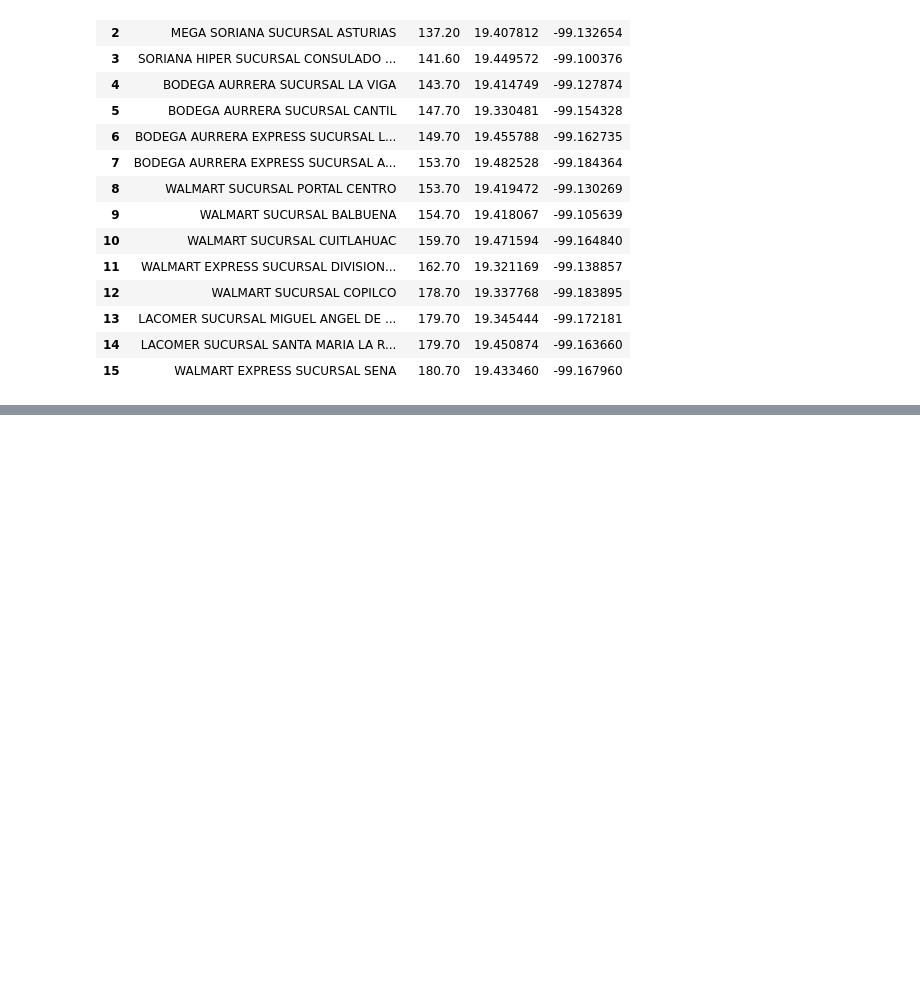
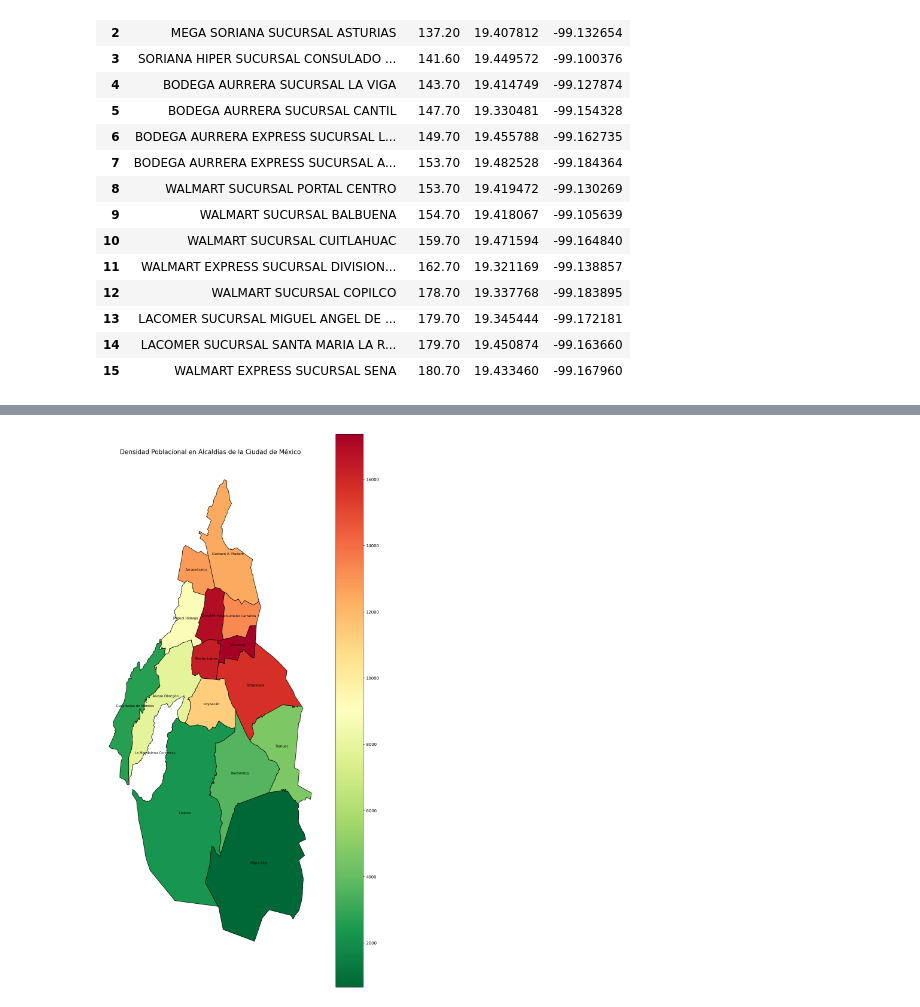
Before and after one commit to fitomx19/ModelosEconometricos, a Jupyter notebook: Proyecto_Scrapping_Inmuebles_24/SegundaParte/Visualizacion.ipynb, the cells around one changed output, grey strips where cells are left out. Cells and saved outputs as stored; diff of their text form; code cells hidden in the pictures; blank space fills up the shorter version.

```diff
--- a/Proyecto_Scrapping_Inmuebles_24/SegundaParte/Visualizacion.ipynb
+++ b/Proyecto_Scrapping_Inmuebles_24/SegundaParte/Visualizacion.ipynb
@@ -128,0 +137,17 @@ interactive(children=(IntSlider(value=100, description='precio_min', max=200, st
+# %%
+# Configurando la visualización del mapa con un gradiente de color basado en la densidad poblacional
+fig, ax = plt.subplots(1, 1, figsize=(12, 24))
+gdf.plot(ax=ax, column='Densidad', cmap='RdYlGn_r', legend=True, edgecolor='black')
+
+# Añadiendo etiquetas para las alcaldías
+for idx, row in gdf.iterrows():
+    plt.annotate(text=row['NOMBRE'], xy=(row['geometry'].centroid.x, row['geometry'].centroid.y),
+                 horizontalalignment='center', fontsize=8, color='black')
+
+# Personalizando el gráfico
+ax.set_title('Densidad Poblacional en Alcaldías de la Ciudad de México', fontsize=15)
+ax.set_axis_off()
+
+plt.show()
+# %% [output]
+[figure, added]
```
Also changed, not shown: parts of 4 cells of this notebook, 3 other files.
